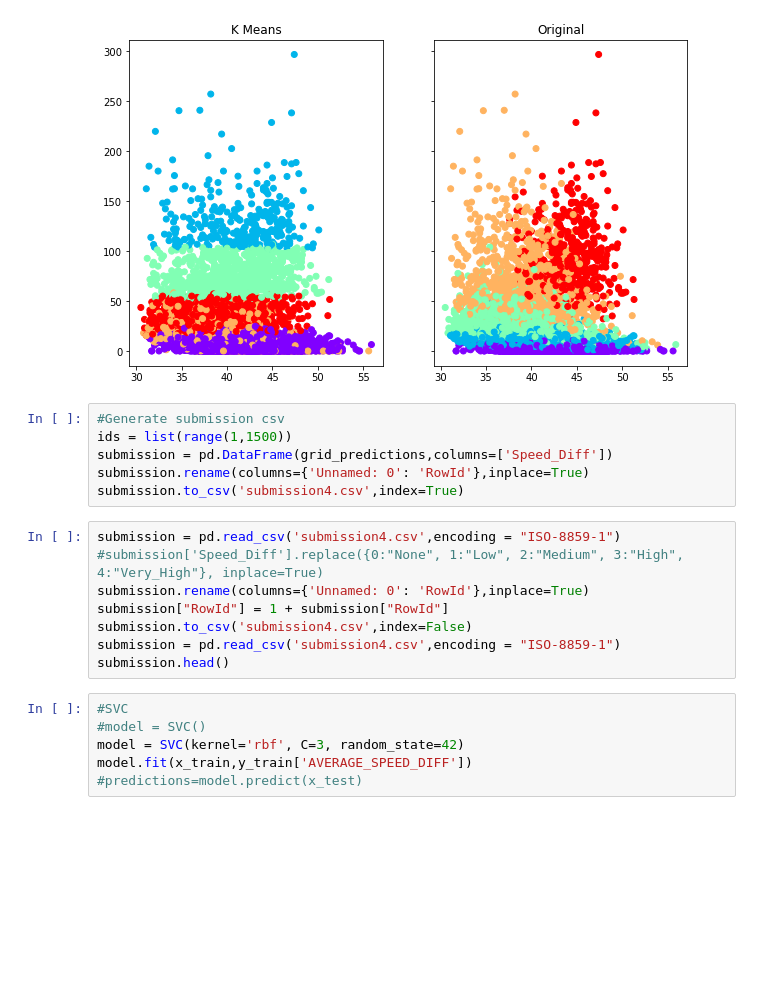
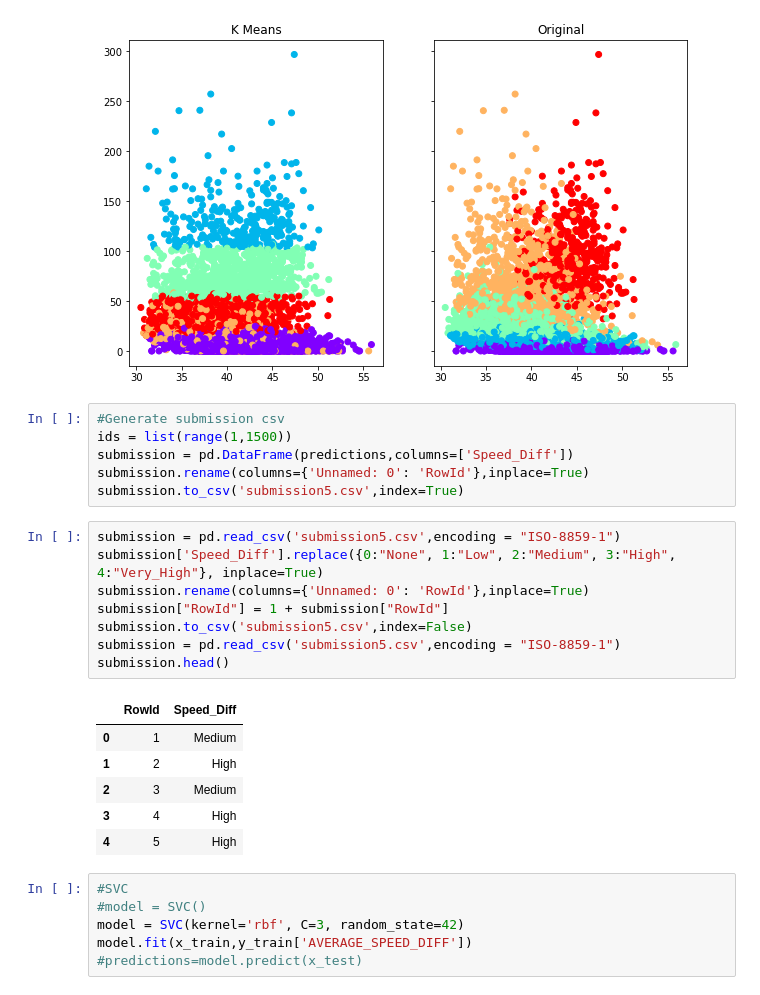
Before and after one commit to PietroPan/MachineLearning, a Jupyter notebook: transitA.ipynb, the cells around one changed output. Cells and saved outputs as stored; diff of their text form; blank space fills up the shorter version.

```diff
--- a/transitA.ipynb
+++ b/transitA.ipynb
@@ -319,17 +319,24 @@ ax2.scatter(x.iloc[:,1],x.iloc[:,2],c=np.ravel(y),cmap='rainbow')
 # %%
 #Generate submission csv
 ids = list(range(1,1500))
-submission = pd.DataFrame(grid_predictions,columns=['Speed_Diff'])
+submission = pd.DataFrame(predictions,columns=['Speed_Diff'])
 submission.rename(columns={'Unnamed: 0': 'RowId'},inplace=True)
-submission.to_csv('submission4.csv',index=True)
+submission.to_csv('submission5.csv',index=True)
 # %%
-submission = pd.read_csv('submission4.csv',encoding = "ISO-8859-1")
-#submission['Speed_Diff'].replace({0:"None", 1:"Low", 2:"Medium", 3:"High", 4:"Very_High"}, inplace=True)
+submission = pd.read_csv('submission5.csv',encoding = "ISO-8859-1")
+submission['Speed_Diff'].replace({0:"None", 1:"Low", 2:"Medium", 3:"High", 4:"Very_High"}, inplace=True)
 submission.rename(columns={'Unnamed: 0': 'RowId'},inplace=True)
 submission["RowId"] = 1 + submission["RowId"]
-submission.to_csv('submission4.csv',index=False)
-submission = pd.read_csv('submission4.csv',encoding = "ISO-8859-1")
+submission.to_csv('submission5.csv',index=False)
+submission = pd.read_csv('submission5.csv',encoding = "ISO-8859-1")
 submission.head()
+# %% [output]
+|  | RowId | Speed_Diff |
+| 0 | 1 | Medium |
+| 1 | 2 | High |
+| 2 | 3 | Medium |
+| 3 | 4 | High |
+| 4 | 5 | High |
 # %%
 #SVC
 #model = SVC()
```
Also changed, not shown: parts of 18 cells of this notebook, 1 other file.
